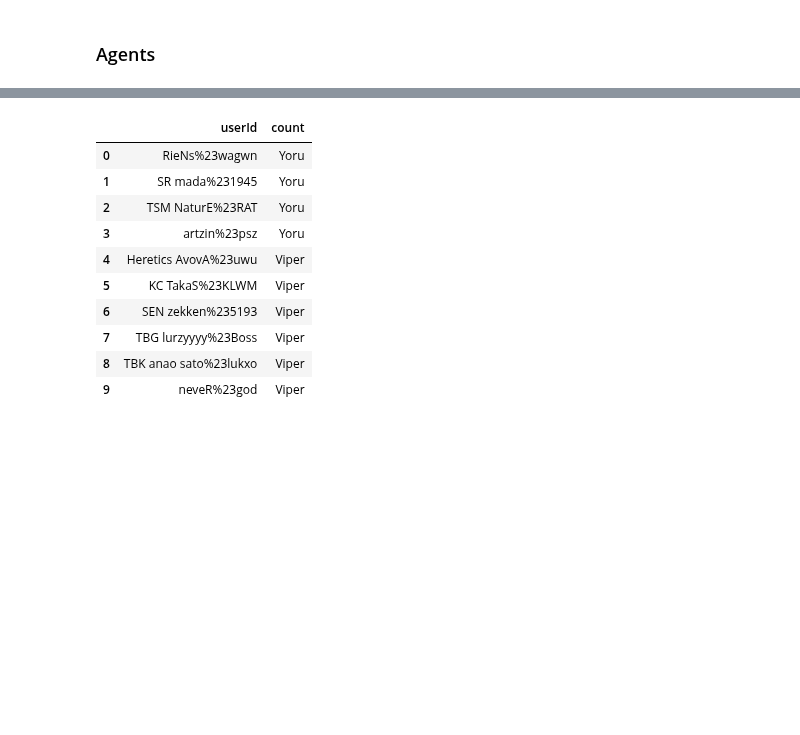
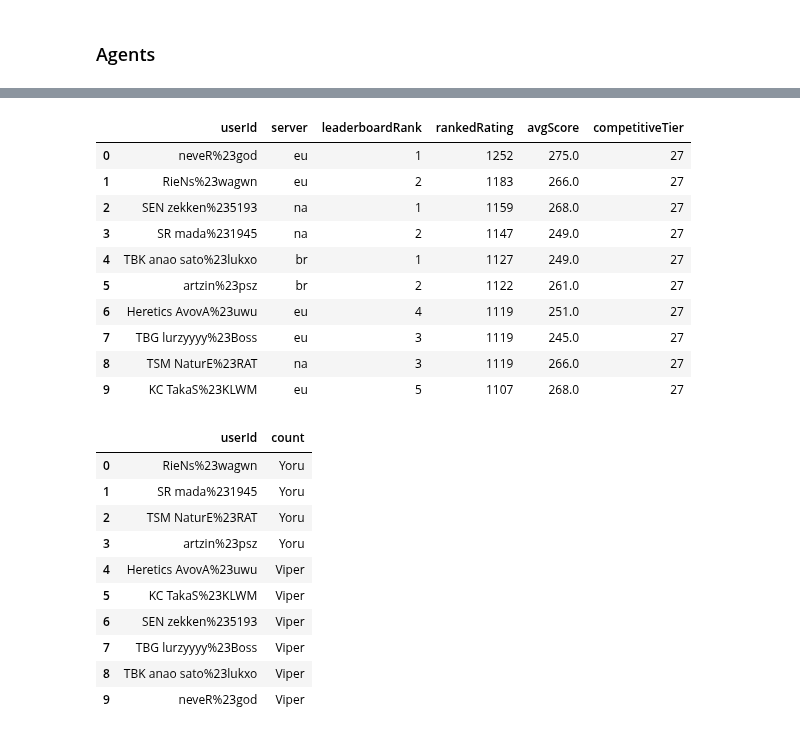
Before and after one commit to aalvestech/tcc_fia_valorant, a Jupyter notebook: notebook/notebook_eda_players.ipynb, the cells around one changed output, grey strips where cells are left out. Drawn from its saved outputs; the diff is of its cells as text; code cells hidden in the pictures; blank space fills up the shorter version.

```diff
--- a/notebook/notebook_eda_players.ipynb
+++ b/notebook/notebook_eda_players.ipynb
@@ -262,3 +310,17 @@ fig.show()
+# %%
+players_ranking
+# %% [output]
+|  | userId | server | leaderboardRank | rankedRating | avgScore | competitiveTier |
+| 0 | neveR%23god | eu | 1 | 1252 | 275.0 | 27 |
+| 1 | RieNs%23wagwn | eu | 2 | 1183 | 266.0 | 27 |
+| 2 | SEN zekken%235193 | na | 1 | 1159 | 268.0 | 27 |
+| 3 | SR mada%231945 | na | 2 | 1147 | 249.0 | 27 |
+| 4 | TBK anao sato%23lukxo | br | 1 | 1127 | 249.0 | 27 |
+| 5 | artzin%23psz | br | 2 | 1122 | 261.0 | 27 |
+| 6 | Heretics AvovA%23uwu | eu | 4 | 1119 | 251.0 | 27 |
+| 7 | TBG lurzyyyy%23Boss | eu | 3 | 1119 | 245.0 | 27 |
+| 8 | TSM NaturE%23RAT | na | 3 | 1119 | 266.0 | 27 |
+| 9 | KC TakaS%23KLWM | eu | 5 | 1107 | 268.0 | 27 |
 # %%
 number_matches_agents = (
                              df_matches_raw
```
Also changed, not shown: parts of 32 cells of this notebook, 1 other file.
